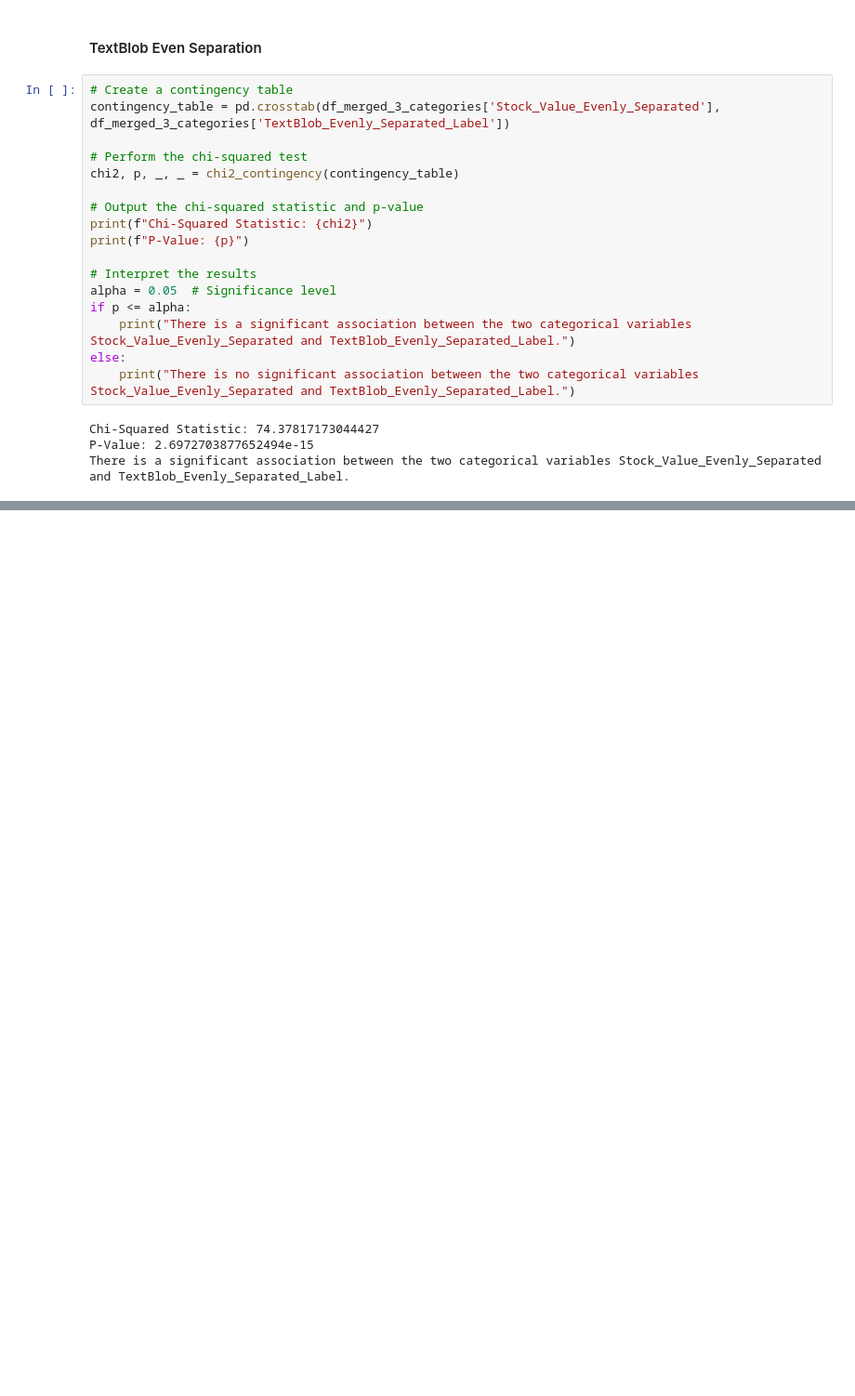
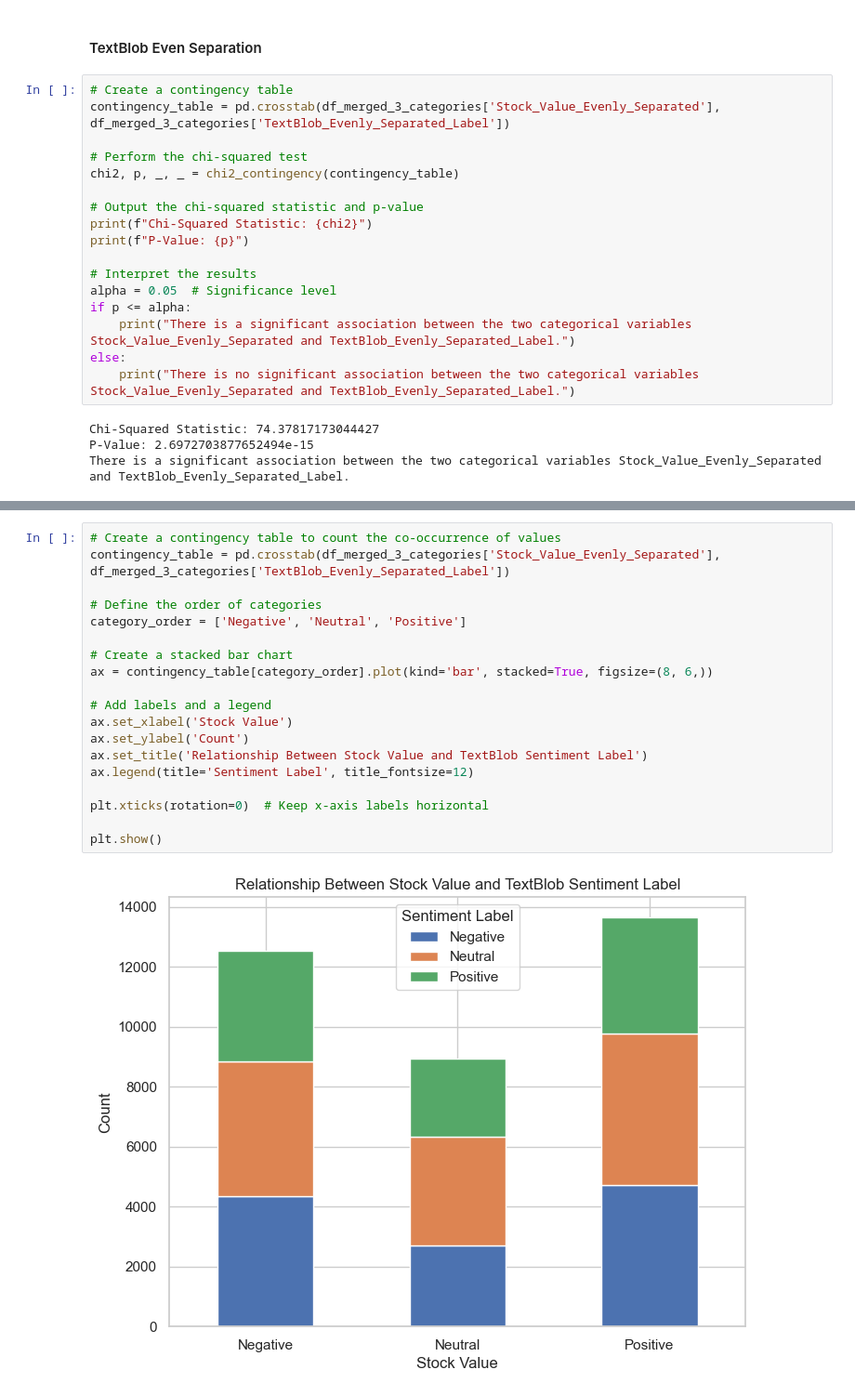
Before and after one commit to M-Mcknsn/NAK-Text-Analytics, a Jupyter notebook: src/correlation_analysis.ipynb, the cells around one changed output, grey strips where cells are left out. Shown at 93% size. Cells and saved outputs as stored; diff of their text form; blank space fills up the shorter version.

```diff
--- a/src/correlation_analysis.ipynb
+++ b/src/correlation_analysis.ipynb
@@ -123,0 +155,21 @@ There is a significant association between the two categorical variables Stock_V
+# %%
+# Create a contingency table to count the co-occurrence of values
+contingency_table = pd.crosstab(df_merged_3_categories['Stock_Value_Evenly_Separated'], df_merged_3_categories['TextBlob_Evenly_Separated_Label'])
+
+# Define the order of categories
+category_order = ['Negative', 'Neutral', 'Positive']
+
+# Create a stacked bar chart
+ax = contingency_table[category_order].plot(kind='bar', stacked=True, figsize=(8, 6,))
+
+# Add labels and a legend
+ax.set_xlabel('Stock Value')
+ax.set_ylabel('Count')
+ax.set_title('Relationship Between Stock Value and TextBlob Sentiment Label')
+ax.legend(title='Sentiment Label', title_fontsize=12)
+
+plt.xticks(rotation=0)  # Keep x-axis labels horizontal
+
+plt.show()
+# %% [output]
+[figure, added]
```
Also changed, not shown: parts of 6 cells of this notebook, 2 other files.
